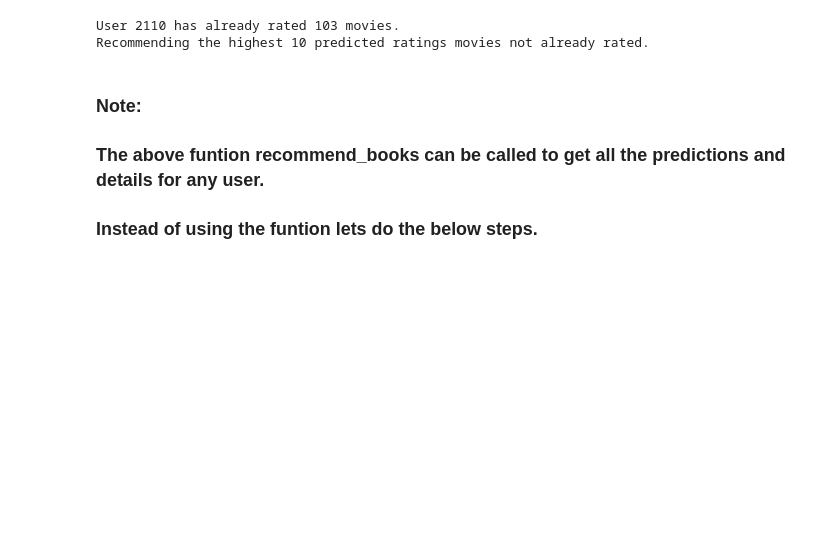
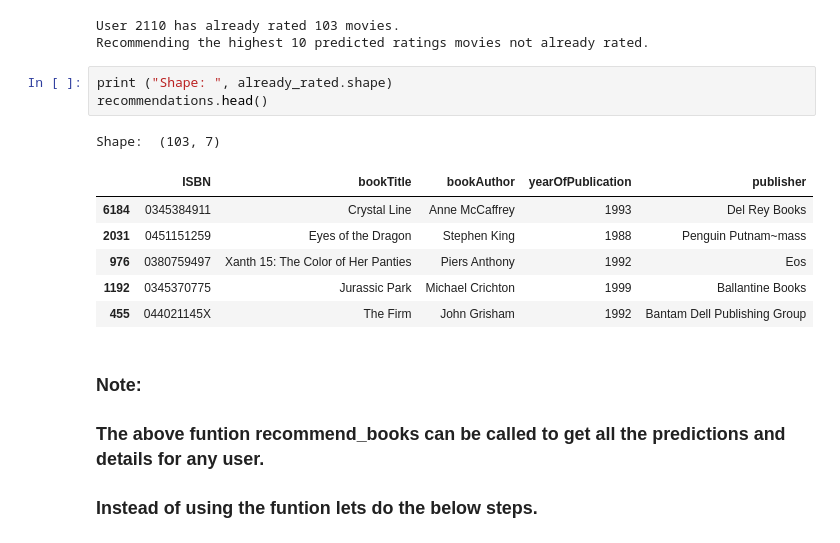
Before and after one commit to khimy/chennai-aug-batch-GangaraniRajendran, a Jupyter notebook: R5 External/R5_External_Lab_Recommendation_System.ipynb, the cells around one changed output. Saved outputs shown, nothing was run; the diff lists cells and outputs as text; blank space fills up the shorter version.

```diff
--- a/R5 External/R5_External_Lab_Recommendation_System.ipynb
+++ b/R5 External/R5_External_Lab_Recommendation_System.ipynb
@@ -463,6 +471,17 @@ already_rated, predictions, sorted_user_predictions, user_data, user_full = reco
 # %% [output]
 User 2110 has already rated 103 movies.
 Recommending the highest 10 predicted ratings movies not already rated.
+# %%
+print ("Shape: ", already_rated.shape)
+recommendations.head()
+# %% [output]
+Shape:  (103, 7)
+|  | ISBN | bookTitle | bookAuthor | yearOfPublication | publisher |
+| 6184 | 0345384911 | Crystal Line | Anne McCaffrey | 1993 | Del Rey Books |
+| 2031 | 0451151259 | Eyes of the Dragon | Stephen King | 1988 | Penguin Putnam~mass |
+| 976 | 0380759497 | Xanth 15: The Color of Her Panties | Piers Anthony | 1992 | Eos |
+| 1192 | 0345370775 | Jurassic Park | Michael Crichton | 1999 | Ballantine Books |
+| 455 | 044021145X | The Firm | John Grisham | 1992 | Bantam Dell Publishing Group |
 # %% [markdown]
 ### Note:
 ### The above funtion recommend_books can be called to get all the predictions and details for any user.
```
Also changed, not shown: parts of 10 cells of this notebook.
